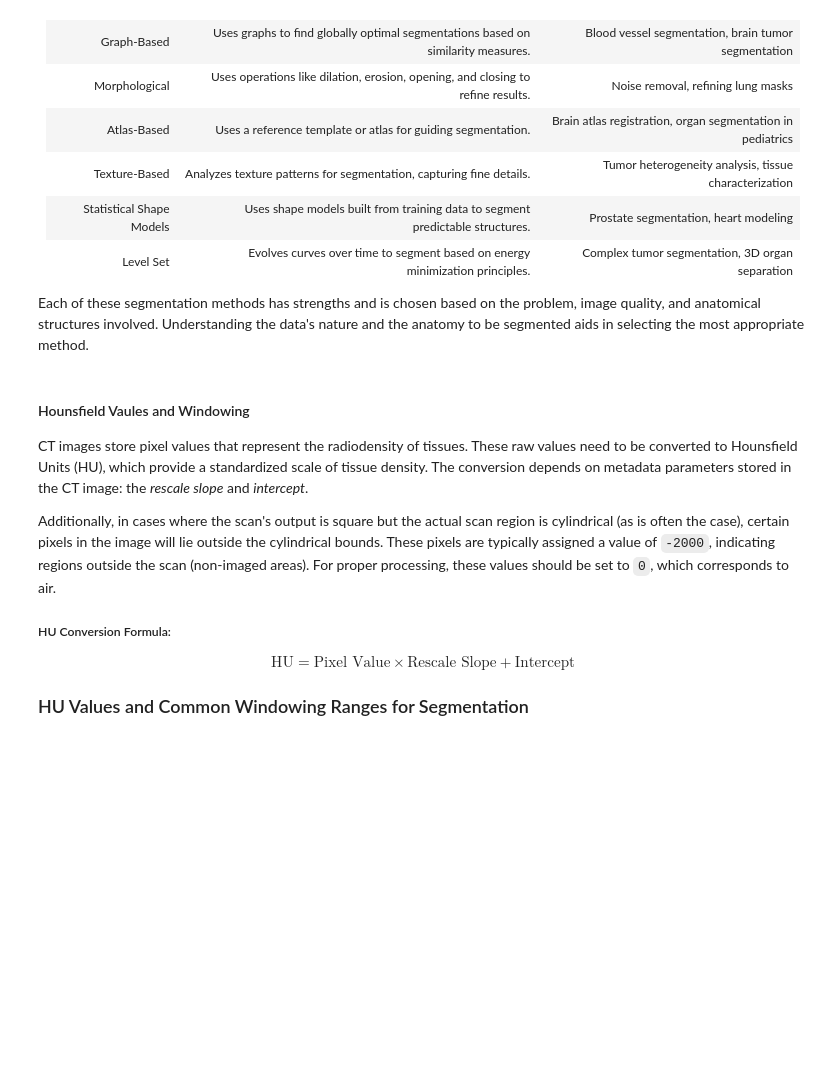
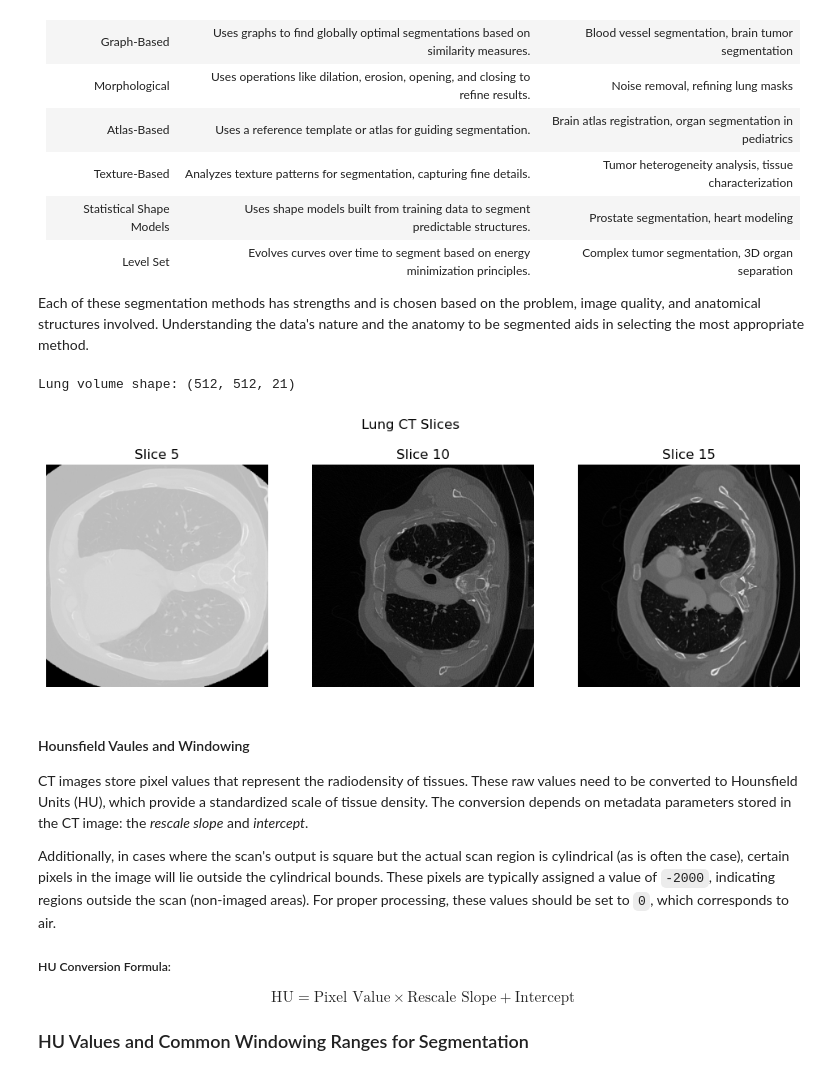
Before and after one commit to lechaudepierre/INFO-H500, a Jupyter notebook: TP5- Medical Image Segmentation/TP5_Medical_Image_Segmentation(solved).ipynb, the cells around one changed output. Saved outputs shown, nothing was run; the diff lists cells and outputs as text; code cells hidden in the pictures; blank space fills up the shorter version.

```diff
--- a/TP5- Medical Image Segmentation/TP5_Medical_Image_Segmentation(solved).ipynb
+++ b/TP5- Medical Image Segmentation/TP5_Medical_Image_Segmentation(solved).ipynb
@@ -52,7 +52,7 @@ import os
 import glob
 # %%
 # Load the Lung CT slices
-input_folder = "/home/toshnapanjwani/Documents/Coursework/INFO-H-500/TP_Solutions/Lung_Images/"
+input_folder = "Lung_Images/"
 file_paths = sorted(glob.glob(os.path.join(input_folder, "*.nii.gz")))
 
 # Function to resize slices to a common shape
@@ -73,17 +73,24 @@ for fp in file_paths:
 # Stack resized slices into a 3D volume
 lung_volume = np.stack(lung_slices, axis=-1)
 print(f"Lung volume shape: {lung_volume.shape}")
+# %% [output]
+Lung volume shape: (512, 512, 21)
 # %%
 # Visualize function
 def plot_slices(volume, title=""):
     fig, axes = plt.subplots(1, 3, figsize=(12, 4))
     mid_slices = [5, 10, 15]  # Adjust based on volume size
     for ax, slice_idx in zip(axes, mid_slices):
         ax.imshow(volume[:, :, slice_idx], cmap='gray')
         ax.set_title(f'Slice {slice_idx}')
         ax.axis('off')
     plt.suptitle(title)
     plt.show()
+
+# Visualize the lung volume
+plot_slices(lung_volume, title="Lung CT Slices")
+# %% [output]
+[figure, added]
 # %% [markdown]
 #### Hounsfield  Vaules and Windowing
 
```
Also changed, not shown: parts of 24 cells of this notebook.
